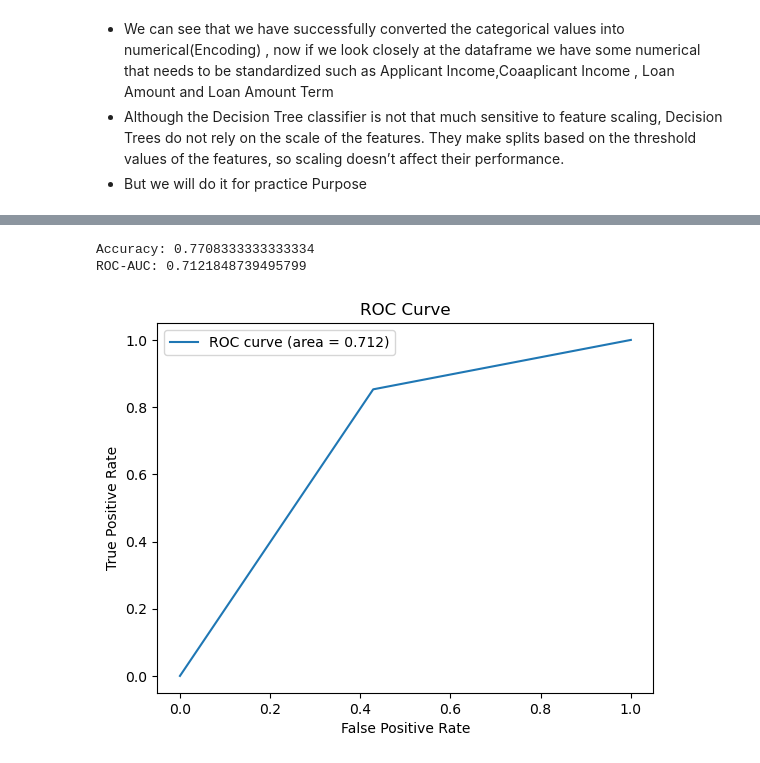
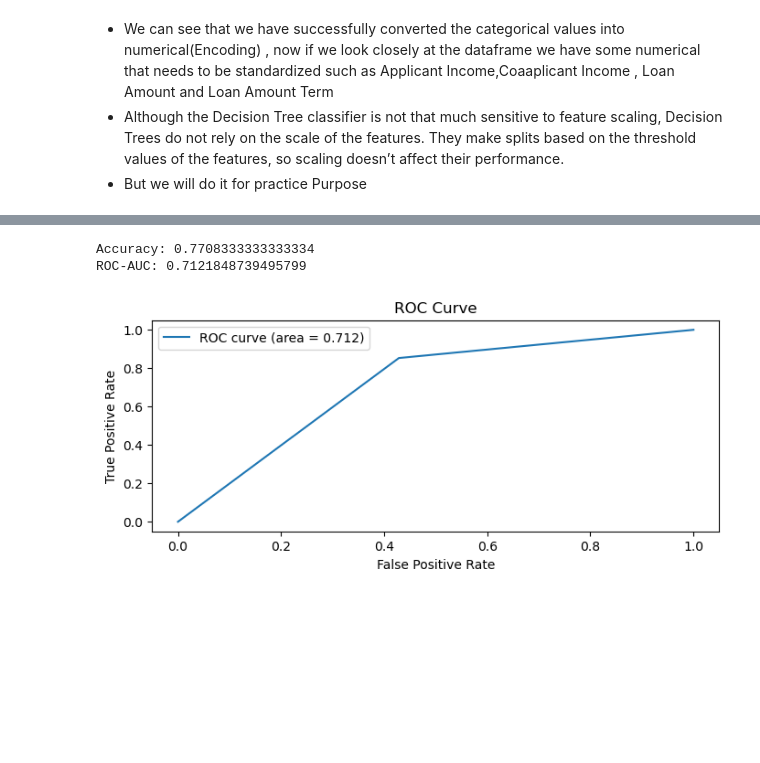
Before and after one commit to Syed-Shahir/100DaysOfBytewise, a Jupyter notebook: BTW_W6_Task3.ipynb, the cells around one changed output, grey strips where cells are left out. Cells and saved outputs as stored; diff of their text form; code cells hidden in the pictures; blank space fills up the shorter version.

```diff
--- a/BTW_W6_Task3.ipynb
+++ b/BTW_W6_Task3.ipynb
@@ -191,25 +191,26 @@ Y_pred = DTC.predict(X_test)
 # %%
 #evaluation
 from sklearn.metrics import accuracy_score, roc_auc_score, roc_curve
 
 # accuracy
 accuracy = accuracy_score(Y_test, Y_pred)
 print("Accuracy:", accuracy)
 
 # ROC-AUC
 y_pred_proba = DTC.predict_proba(X_test)[:, 1]
 auc = roc_auc_score(Y_test, y_pred_proba)
 print("ROC-AUC:", auc)
 
 # Plot the ROC curve
+plt.figure(figsize=(8,3))
 fpr, tpr, thresholds = roc_curve(Y_test, y_pred_proba)
 plt.plot(fpr, tpr, label='ROC curve (area = {:.3f})'.format(auc))
 plt.xlabel('False Positive Rate')
 plt.ylabel('True Positive Rate')
 plt.title('ROC Curve')
 plt.legend()
 plt.show()
 # %% [output]
 Accuracy: 0.7708333333333334
 ROC-AUC: 0.7121848739495799
-[figure, old version]
+[figure, new version]
```
Also changed, not shown: parts of 13 cells of this notebook.
